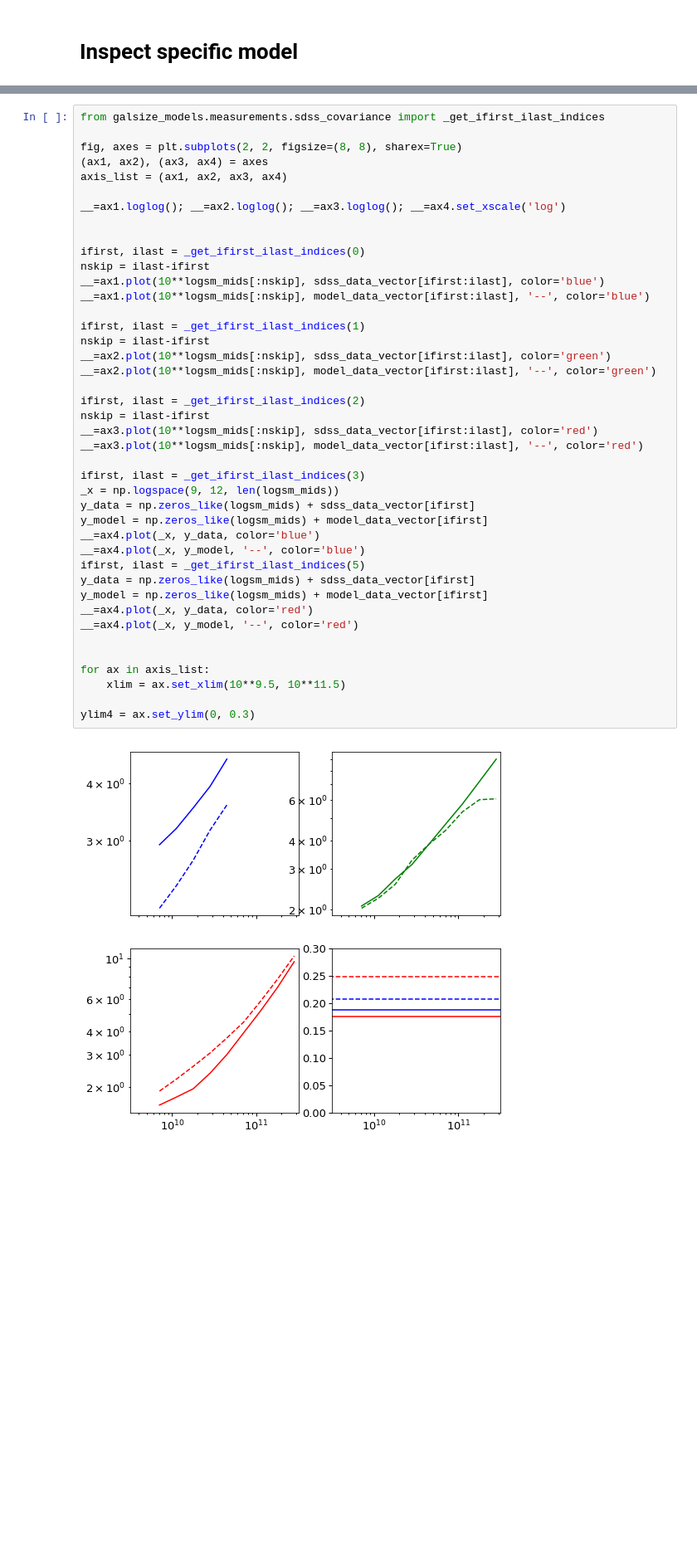
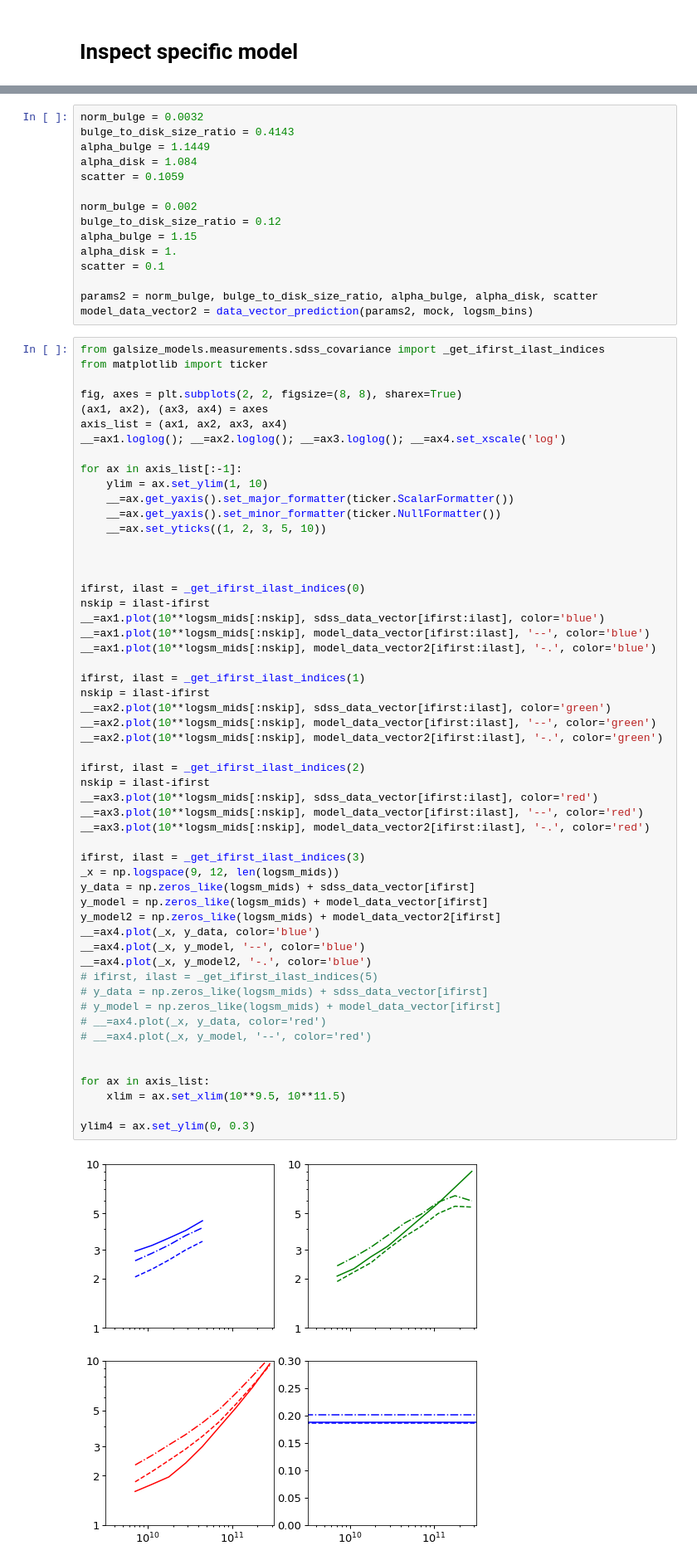
Before and after one commit to aphearin/galsize_models, a Jupyter notebook: notebooks/check_one_points_and_chi2.ipynb, the cells around one changed output, grey strips where cells are left out. Shown: that part at 83% size. Cells and saved outputs as stored; diff of their text form; blank space fills up the shorter version.

Commit message:
Hand-tweaked model and generated new comparison plot

```diff
--- a/notebooks/check_one_points_and_chi2.ipynb
+++ b/notebooks/check_one_points_and_chi2.ipynb
@@ -48,44 +52,71 @@ norm_bulge bulge_to_disk_size_ratio alpha_bulge alpha_disk scatter  lnprob
+# %%
+norm_bulge = 0.0032
+bulge_to_disk_size_ratio = 0.4143
+alpha_bulge = 1.1449
+alpha_disk = 1.084
+scatter = 0.1059
+
+norm_bulge = 0.002
+bulge_to_disk_size_ratio = 0.12
+alpha_bulge = 1.15
+alpha_disk = 1.
+scatter = 0.1
+
+params2 = norm_bulge, bulge_to_disk_size_ratio, alpha_bulge, alpha_disk, scatter
+model_data_vector2 = data_vector_prediction(params2, mock, logsm_bins)
 # %%
 from galsize_models.measurements.sdss_covariance import _get_ifirst_ilast_indices
+from matplotlib import ticker
 
 fig, axes = plt.subplots(2, 2, figsize=(8, 8), sharex=True)
 (ax1, ax2), (ax3, ax4) = axes
 axis_list = (ax1, ax2, ax3, ax4)
+__=ax1.loglog(); __=ax2.loglog(); __=ax3.loglog(); __=ax4.set_xscale('log')
 
-__=ax1.loglog(); __=ax2.loglog(); __=ax3.loglog(); __=ax4.set_xscale('log')
+for ax in axis_list[:-1]:
+    ylim = ax.set_ylim(1, 10)
+    __=ax.get_yaxis().set_major_formatter(ticker.ScalarFormatter())
+    __=ax.get_yaxis().set_minor_formatter(ticker.NullFormatter())
+    __=ax.set_yticks((1, 2, 3, 5, 10))
+
 
 
 ifirst, ilast = _get_ifirst_ilast_indices(0)
 nskip = ilast-ifirst
 __=ax1.plot(10**logsm_mids[:nskip], sdss_data_vector[ifirst:ilast], color='blue')
 __=ax1.plot(10**logsm_mids[:nskip], model_data_vector[ifirst:ilast], '--', color='blue')
+__=ax1.plot(10**logsm_mids[:nskip], model_data_vector2[ifirst:ilast], '-.', color='blue')
 
 ifirst, ilast = _get_ifirst_ilast_indices(1)
 nskip = ilast-ifirst
 __=ax2.plot(10**logsm_mids[:nskip], sdss_data_vector[ifirst:ilast], color='green')
 __=ax2.plot(10**logsm_mids[:nskip], model_data_vector[ifirst:ilast], '--', color='green')
+__=ax2.plot(10**logsm_mids[:nskip], model_data_vector2[ifirst:ilast], '-.', color='green')
 
 ifirst, ilast = _get_ifirst_ilast_indices(2)
 nskip = ilast-ifirst
 __=ax3.plot(10**logsm_mids[:nskip], sdss_data_vector[ifirst:ilast], color='red')
 __=ax3.plot(10**logsm_mids[:nskip], model_data_vector[ifirst:ilast], '--', color='red')
+__=ax3.plot(10**logsm_mids[:nskip], model_data_vector2[ifirst:ilast], '-.', color='red')
 
 ifirst, ilast = _get_ifirst_ilast_indices(3)
 _x = np.logspace(9, 12, len(logsm_mids))
 y_data = np.zeros_like(logsm_mids) + sdss_data_vector[ifirst]
 y_model = np.zeros_like(logsm_mids) + model_data_vector[ifirst]
+y_model2 = np.zeros_like(logsm_mids) + model_data_vector2[ifirst]
 __=ax4.plot(_x, y_data, color='blue')
 __=ax4.plot(_x, y_model, '--', color='blue')
-ifirst, ilast = _get_ifirst_ilast_indices(5)
-y_data = np.zeros_like(logsm_mids) + sdss_data_vector[ifirst]
-y_model = np.zeros_like(logsm_mids) + model_data_vector[ifirst]
-__=ax4.plot(_x, y_data, color='red')
-__=ax4.plot(_x, y_model, '--', color='red')
+__=ax4.plot(_x, y_model2, '-.', color='blue')
+# ifirst, ilast = _get_ifirst_ilast_indices(5)
+# y_data = np.zeros_like(logsm_mids) + sdss_data_vector[ifirst]
+# y_model = np.zeros_like(logsm_mids) + model_data_vector[ifirst]
+# __=ax4.plot(_x, y_data, color='red')
+# __=ax4.plot(_x, y_model, '--', color='red')
 
 
 for ax in axis_list:
     xlim = ax.set_xlim(10**9.5, 10**11.5)
 
 ylim4 = ax.set_ylim(0, 0.3)
 # %% [output]
-[figure, old version]
+[figure, new version]
```
Also changed, not shown: parts of 2 cells of this notebook, 1 other file.
